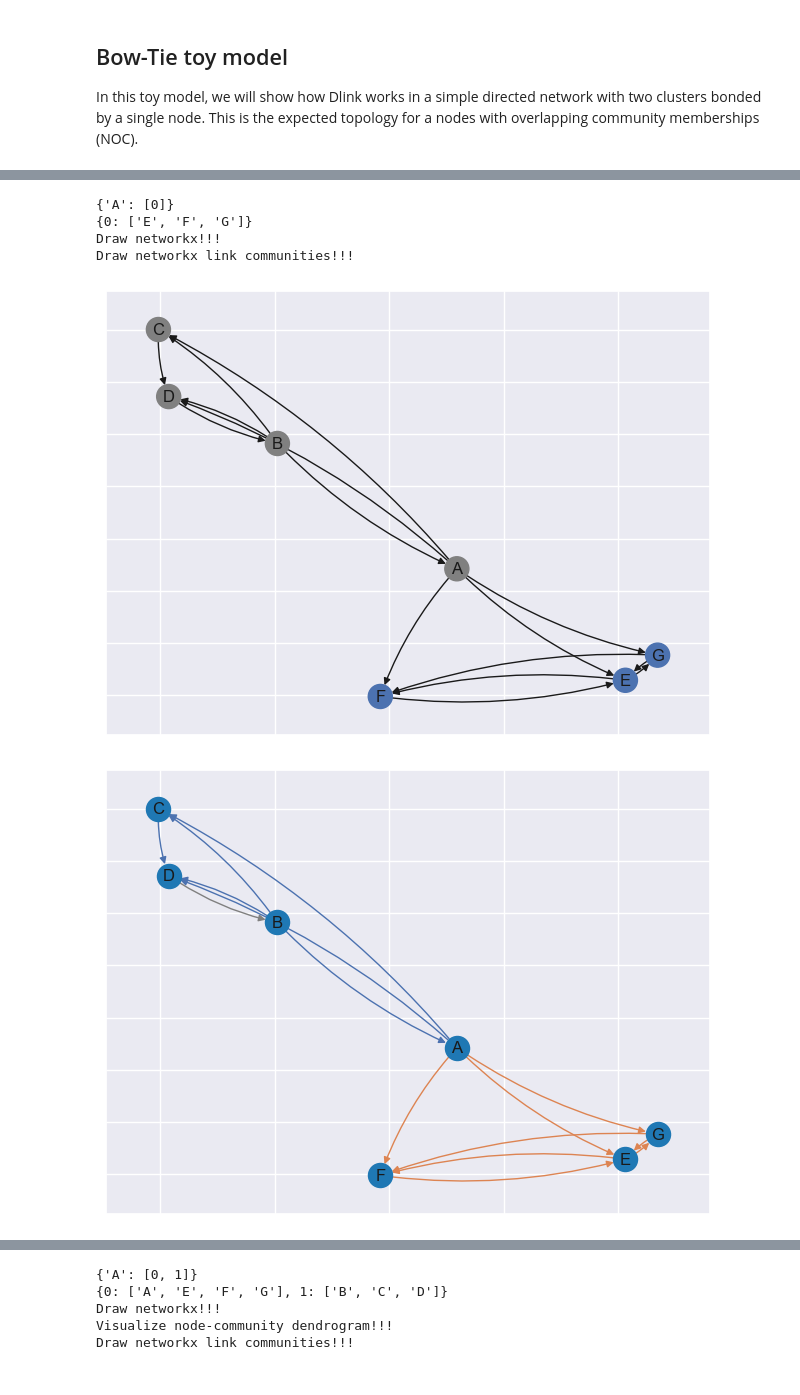
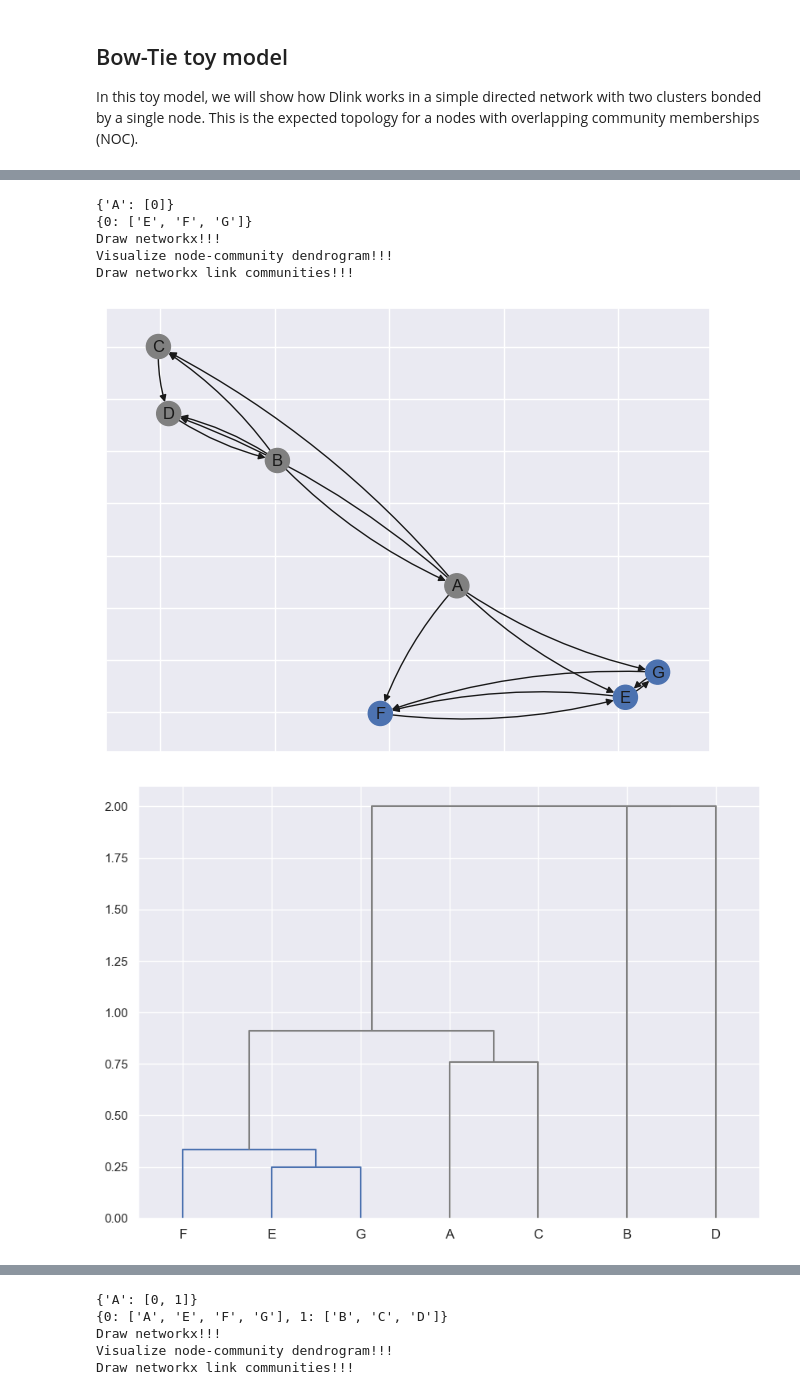
Before and after one commit to mrtnzrm2/LinkNodeCommunity, a Jupyter notebook: BowTie_example.ipynb, the cells around one changed output, grey strips where cells are left out. Cells and saved outputs as stored; diff of their text form; code cells hidden in the pictures.

```diff
--- a/BowTie_example.ipynb
+++ b/BowTie_example.ipynb
@@ -147,26 +152,30 @@ Draw networkx link communities!!!
 # %%
 i = 1
 # Plot H ----
 plot_h = Plot_H(NETS[i], HS[i])
 # Get best k and r ----
 k, r = get_best_kr(score, HS[i])                                          # <------ Very interesting. Why?
 rlabels = get_labels_from_Z(HS[i].Z, r)
 _, nocs_membership = HS[i].get_ocn_discovery(k, rlabels)
 # Which are the NOCs?
 print(nocs_membership)
 # Which are the nodes that belong to a particular community?
 print_principal_memberships(rlabels, HS[i].colregion.labels)
 # Plots
 plot_h.plot_networx(
   rlabels, cmap_name="deep", labels=labels_dict
 )
+plot_h.core_dendrogram(
+  [r], cmap_name="deep"
+)
 plot_h.plot_link_communities(
   k, cmap_name="deep", labels=labels_dict
 )
 # %% [output]
 {'A': [0]}
 {0: ['E', 'F', 'G']}
 Draw networkx!!!
+Visualize node-community dendrogram!!!
 Draw networkx link communities!!!
 [figure]
-[figure, old version]
+[figure, new version]
```
Also changed, not shown: parts of 3 cells of this notebook.
